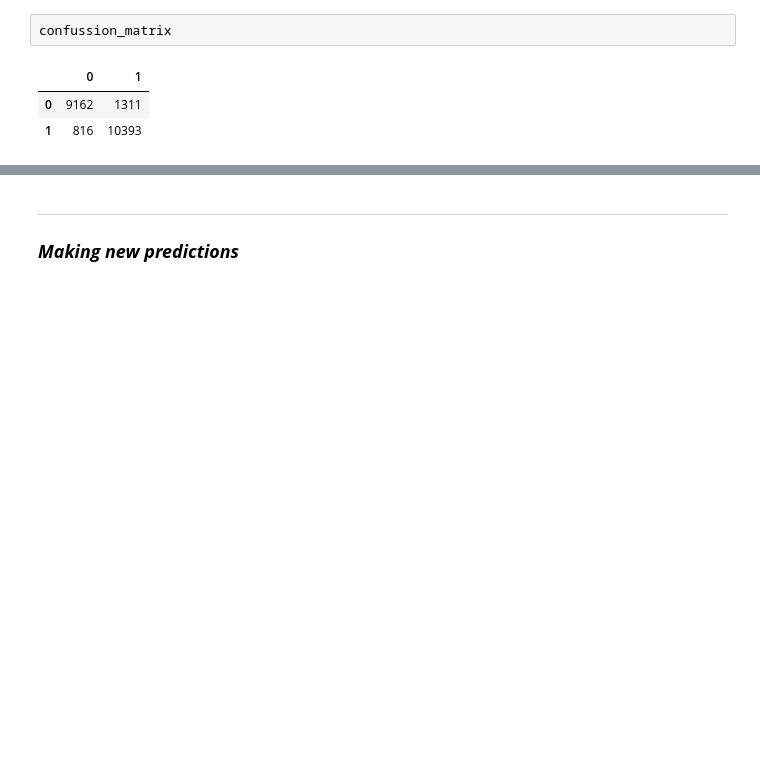
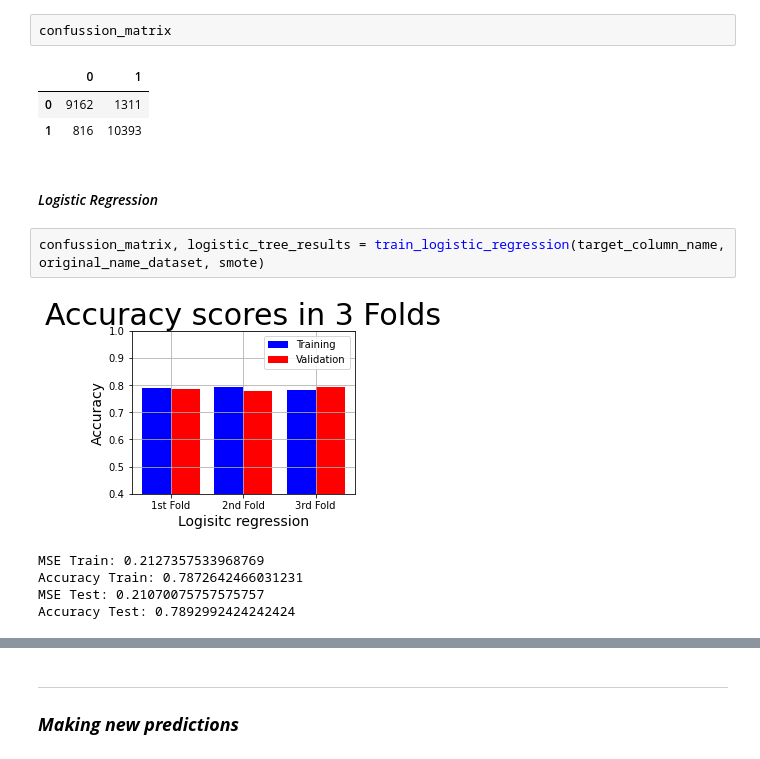
Before and after one commit to KarenRugerioA/TC3007C_AI, a Jupyter notebook: implementation/main.ipynb, the cells around one changed output, grey strips where cells are left out. Cells and saved outputs as stored; diff of their text form; blank space fills up the shorter version.

Commit message:
logistic regression implementation added

```diff
--- a/implementation/main.ipynb
+++ b/implementation/main.ipynb
@@ -89,3 +92,13 @@ confussion_matrix
 |  | 0 | 1 |
 | 0 | 9162 | 1311 |
 | 1 | 816 | 10393 |
+# %% [markdown]
+#### *Logistic Regression*
+# %%
+confussion_matrix, logistic_tree_results = train_logistic_regression(target_column_name, original_name_dataset, smote)
+# %% [output]
+[figure, added]
+MSE Train: 0.2127357533968769
+Accuracy Train: 0.7872642466031231
+MSE Test: 0.21070075757575757
+Accuracy Test: 0.7892992424242424
```
Also changed, not shown: parts of 2 cells of this notebook.
